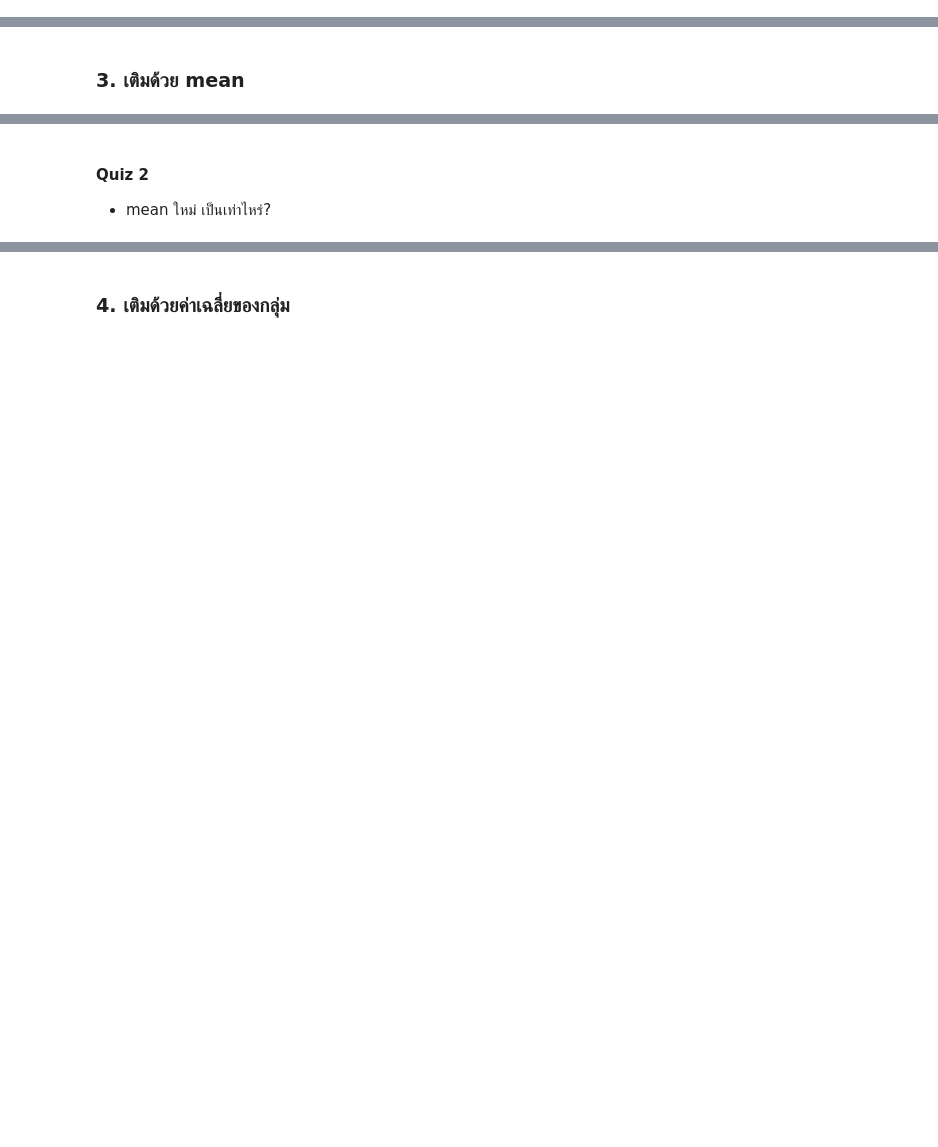
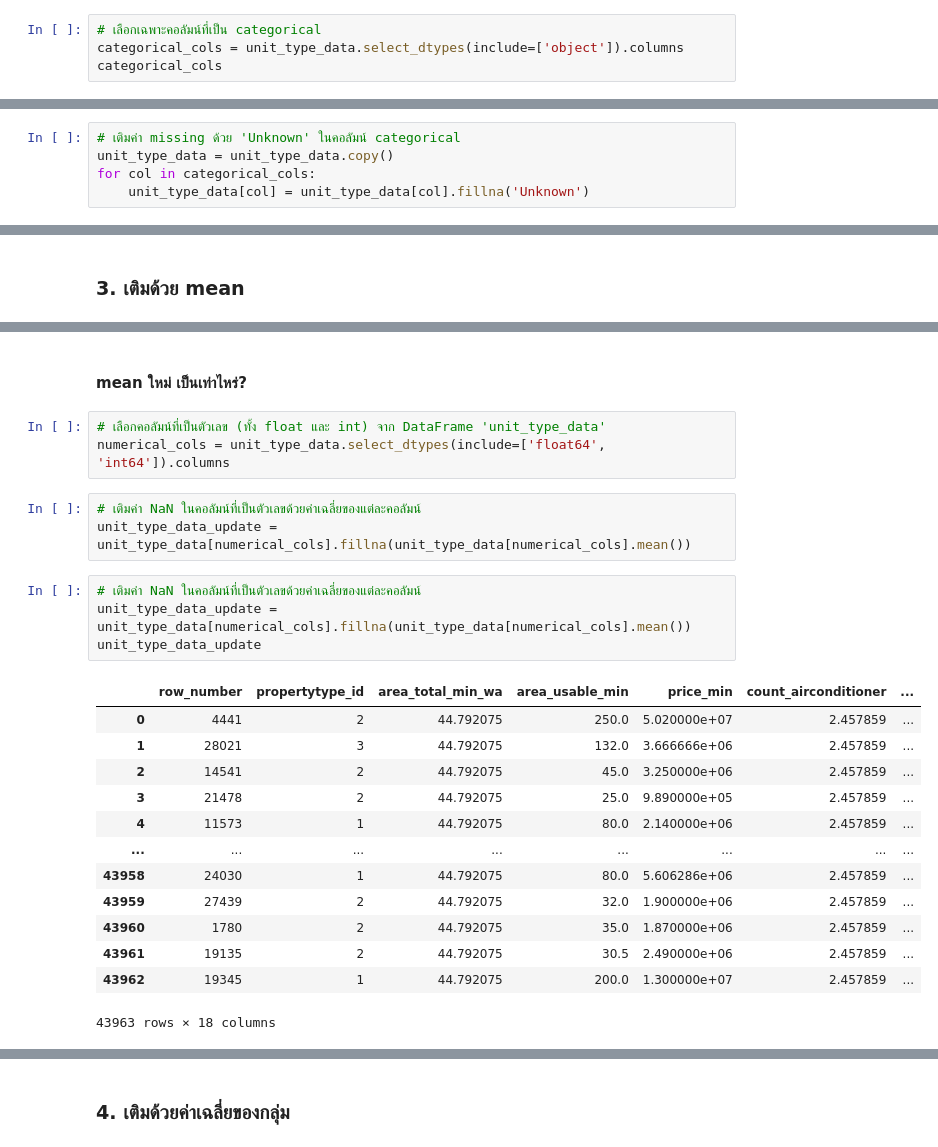
Before and after one commit to Pornwalaifoxall/bsc_dpdm24, a Jupyter notebook: Chapter_3_Data_Preprocessing_2024.ipynb, the cells around one changed output, grey strips where cells are left out. Cells and saved outputs as stored; diff of their text form; blank space fills up the shorter version.

```diff
--- a/Chapter_3_Data_Preprocessing_2024.ipynb
+++ b/Chapter_3_Data_Preprocessing_2024.ipynb
@@ -523,2 +586,6 @@ new_shopping_data_drop.describe()
 # %% [markdown]
 ### 2. เติมด้วย Unknown *เราจะเติมกับข้อมูล categorical
+# %%
+# เลือกเฉพาะคอลัมน์ที่เป็น categorical
+categorical_cols = unit_type_data.select_dtypes(include=['object']).columns
+categorical_cols
@@ -524,0 +597,5 @@ new_shopping_data_drop.describe()
+# %%
+# เติมค่า missing ด้วย 'Unknown' ในคอลัมน์ categorical
+unit_type_data = unit_type_data.copy()
+for col in categorical_cols:
+    unit_type_data[col] = unit_type_data[col].fillna('Unknown')
@@ -527,5 +638,26 @@ new_shopping_data_drop.describe()
 # %% [markdown]
-#### Quiz 2
-
-
-*   mean ใหม่ เป็นเท่าไหร่?
+#### mean ใหม่ เป็นเท่าไหร่?
+# %%
+# เลือกคอลัมน์ที่เป็นตัวเลข (ทั้ง float และ int) จาก DataFrame 'unit_type_data'
+numerical_cols = unit_type_data.select_dtypes(include=['float64', 'int64']).columns
+# %%
+# เติมค่า NaN ในคอลัมน์ที่เป็นตัวเลขด้วยค่าเฉลี่ยของแต่ละคอลัมน์
+unit_type_data_update = unit_type_data[numerical_cols].fillna(unit_type_data[numerical_cols].mean())
+# %%
+# เติมค่า NaN ในคอลัมน์ที่เป็นตัวเลขด้วยค่าเฉลี่ยของแต่ละคอลัมน์
+unit_type_data_update = unit_type_data[numerical_cols].fillna(unit_type_data[numerical_cols].mean())
+unit_type_data_update
+# %% [output]
+|  | row_number | propertytype_id | area_total_min_wa | area_usable_min | price_min | count_airconditioner | ... |
+| 0 | 4441 | 2 | 44.792075 | 250.0 | 5.020000e+07 | 2.457859 | ... |
+| 1 | 28021 | 3 | 44.792075 | 132.0 | 3.666666e+06 | 2.457859 | ... |
+| 2 | 14541 | 2 | 44.792075 | 45.0 | 3.250000e+06 | 2.457859 | ... |
+| 3 | 21478 | 2 | 44.792075 | 25.0 | 9.890000e+05 | 2.457859 | ... |
+| 4 | 11573 | 1 | 44.792075 | 80.0 | 2.140000e+06 | 2.457859 | ... |
+| ... | ... | ... | ... | ... | ... | ... | ... |
+| 43958 | 24030 | 1 | 44.792075 | 80.0 | 5.606286e+06 | 2.457859 | ... |
+| 43959 | 27439 | 2 | 44.792075 | 32.0 | 1.900000e+06 | 2.457859 | ... |
+| 43960 | 1780 | 2 | 44.792075 | 35.0 | 1.870000e+06 | 2.457859 | ... |
+| 43961 | 19135 | 2 | 44.792075 | 30.5 | 2.490000e+06 | 2.457859 | ... |
+| 43962 | 19345 | 1 | 44.792075 | 200.0 | 1.300000e+07 | 2.457859 | ... |
+43963 rows × 18 columns
```
Also changed, not shown: parts of 36 cells of this notebook.
